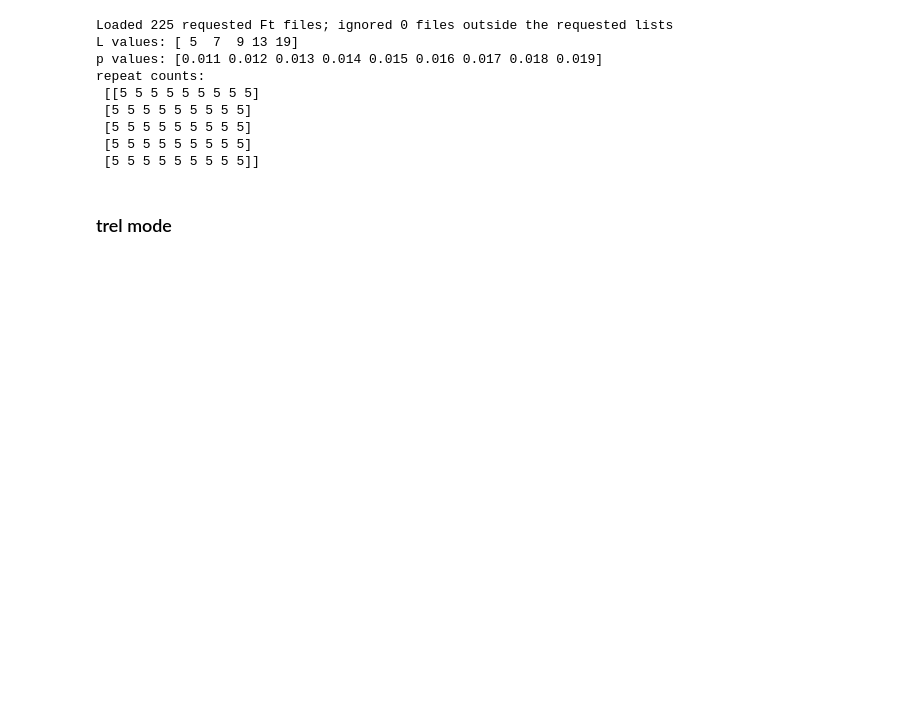
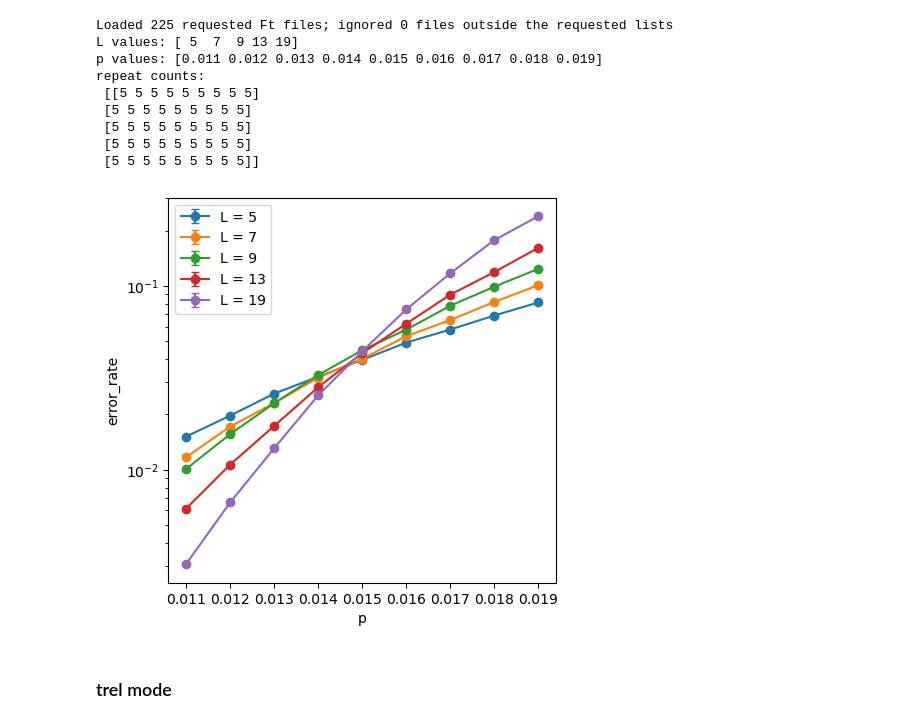
Before and after one commit to njvincent/mp-decoder, a Jupyter notebook: notebooks/baseline_analysis.ipynb, the cells around one changed output. Drawn from its saved outputs; the diff is of its cells as text; code cells hidden in the pictures; blank space fills up the shorter version.

Commit message:
Updated plotting code

```diff
--- a/notebooks/baseline_analysis.ipynb
+++ b/notebooks/baseline_analysis.ipynb
@@ -101,6 +101,21 @@ repeat counts:
  [5 5 5 5 5 5 5 5 5]
  [5 5 5 5 5 5 5 5 5]
  [5 5 5 5 5 5 5 5 5]]
+# %%
+import matplotlib.pyplot as plt
+from scipy.optimize import curve_fit
+
+plt.figure(figsize=(5, 5))
+for l_idx, cur_l in enumerate(L_values):
+    plt.errorbar(p_values, error_rate[l_idx], yerr=error_rate_error[l_idx], fmt="o-", capsize=3, label=f"L = {cur_l}")
+
+plt.yscale("log")
+plt.xlabel("p")
+plt.ylabel("error_rate")
+plt.legend()
+plt.show()
+# %% [output]
+[figure, added]
 # %% [markdown]
 ### trel mode
 # %%
```
